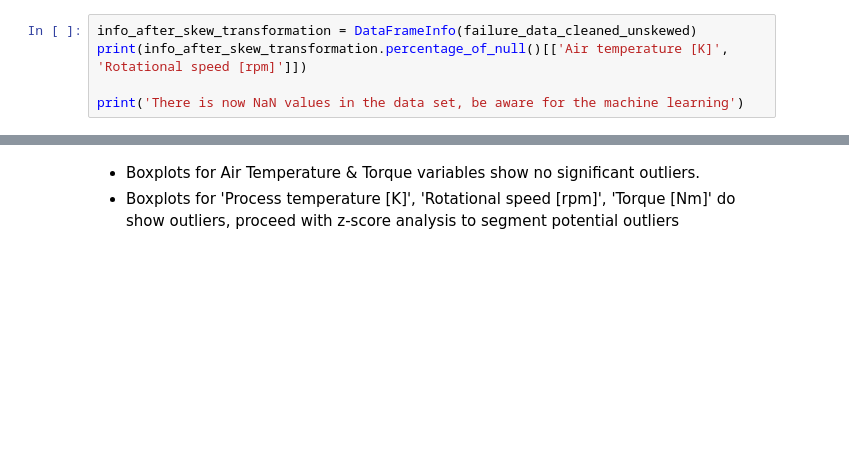
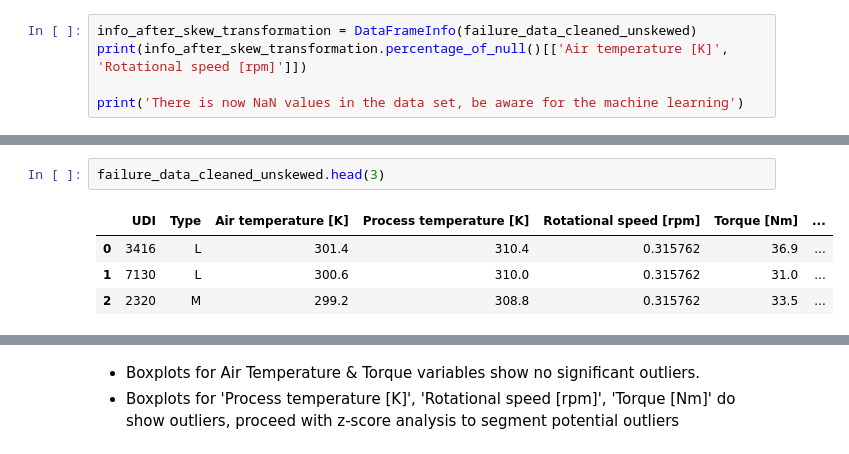
Before and after one commit to ManishKhurmi/exploratory-data-analysis---the-manufacturing-process768, a Jupyter notebook: Milestone_3 refactoring.ipynb, the cells around one changed output, grey strips where cells are left out. Saved outputs shown, nothing was run; the diff lists cells and outputs as text; blank space fills up the shorter version.

```diff
--- a/Milestone_3 refactoring.ipynb
+++ b/Milestone_3 refactoring.ipynb
@@ -1011,0 +971,7 @@ print('There is now NaN values in the data set, be aware for the machine learnin
+# %%
+failure_data_cleaned_unskewed.head(3)
+# %% [output]
+|  | UDI | Type | Air temperature [K] | Process temperature [K] | Rotational speed [rpm] | Torque [Nm] | ... |
+| 0 | 3416 | L | 301.4 | 310.4 | 0.315762 | 36.9 | ... |
+| 1 | 7130 | L | 300.6 | 310.0 | 0.315762 | 31.0 | ... |
+| 2 | 2320 | M | 299.2 | 308.8 | 0.315762 | 33.5 | ... |
```
Also changed, not shown: parts of 63 cells of this notebook, 3 other files.
